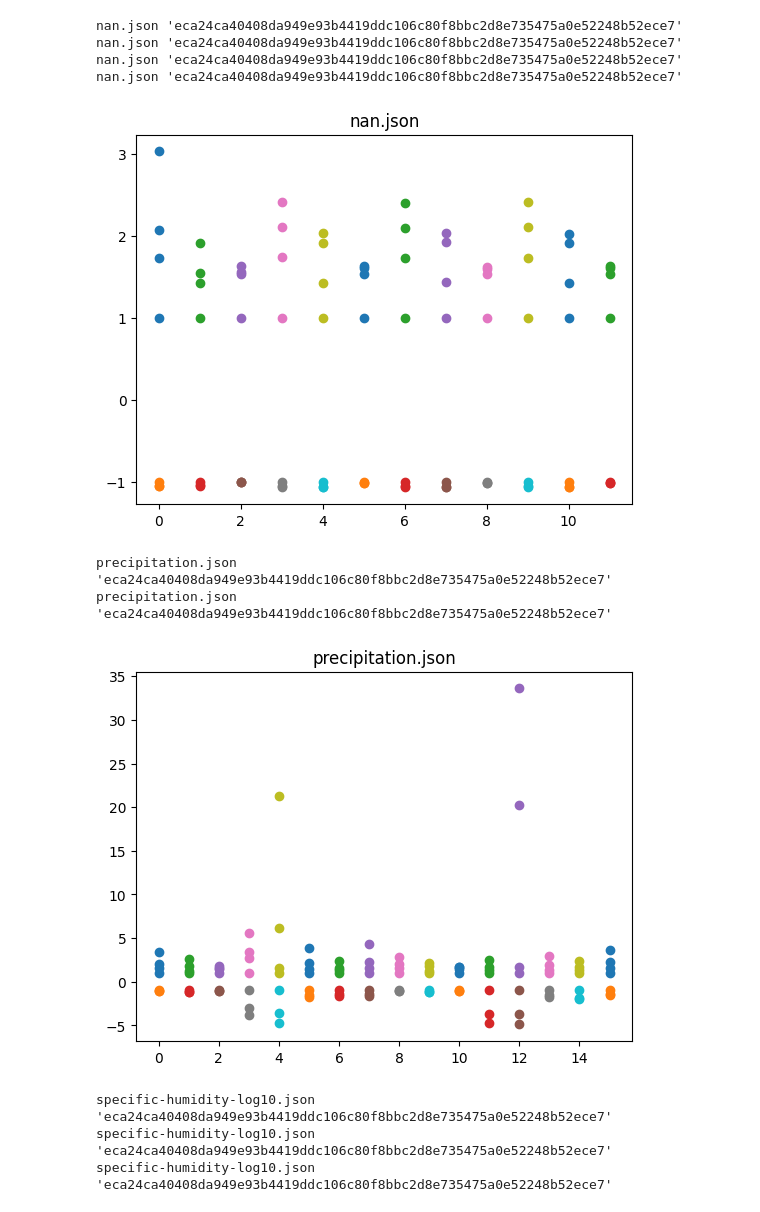
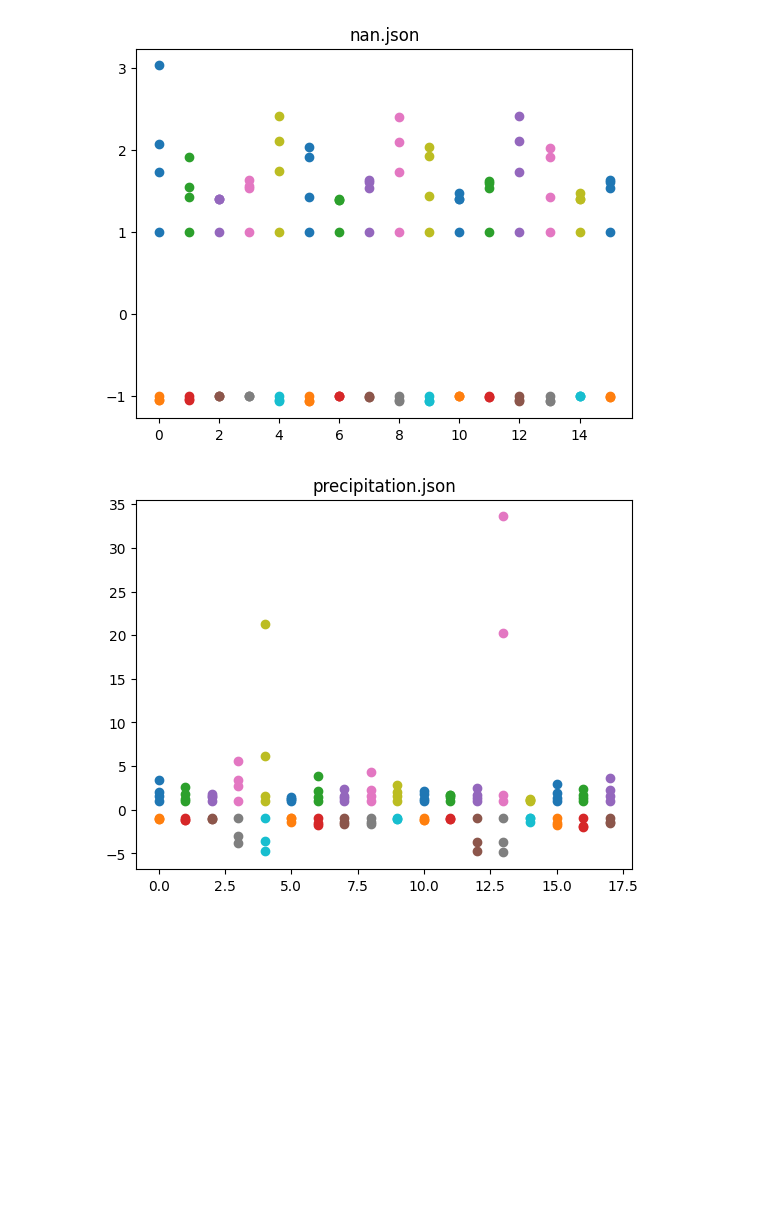
Before and after one commit to juntyr/compression-safeguards, a Jupyter notebook: examples/observation.ipynb, the cells around one changed output. Drawn from its saved outputs; the diff is of its cells as text; code cells hidden in the pictures; blank space fills up the shorter version.

Commit message:
handle missing corrections

```diff
--- a/examples/observation.ipynb
+++ b/examples/observation.ipynb
@@ -35,29 +35,27 @@ for name in [
 
         assert result["codec"]["lossless"]["for_codec"] is None
 
-        try:
-            (safeguarded_encode_timing,) = result["encode_timing"][
-                observe.json_hash(result["codec"])
-            ]
-            (codec_encode_encode_timing,) = result["encode_timing"][
-                observe.json_hash(result["codec"]["codec"])
-            ]
-            codec_encode_decode_timing, codec_decode_timing = result["decode_timing"][
-                observe.json_hash(result["codec"]["codec"])
-            ]
-            (lossless_for_corrections_encode_timing,) = result["encode_timing"][
-                observe.json_hash(result["codec"]["lossless"]["for_corrections"])
-            ]
+        (safeguarded_encode_timing,) = result["encode_timing"][
+            observe.json_hash(result["codec"])
+        ]
+        (codec_encode_encode_timing,) = result["encode_timing"][
+            observe.json_hash(result["codec"]["codec"])
+        ]
+        codec_encode_decode_timing, codec_decode_timing = result["decode_timing"][
+            observe.json_hash(result["codec"]["codec"])
+        ]
+        # corrections lossless codec may be skipped if no corrections are needed
+        (lossless_for_corrections_encode_timing,) = result["encode_timing"].get(
+            observe.json_hash(result["codec"]["lossless"]["for_corrections"]), [0]
+        )
 
-            (safeguarded_decode_timing,) = result["decode_timing"][
-                observe.json_hash(result["codec"])
-            ]
-            (lossless_for_corrections_decode_timing,) = result["decode_timing"][
-                observe.json_hash(result["codec"]["lossless"]["for_corrections"])
-            ]
-        except Exception as err:
-            print(name, err)
-            continue
+        (safeguarded_decode_timing,) = result["decode_timing"][
+            observe.json_hash(result["codec"])
+        ]
+        # corrections lossless codec may be skipped if no corrections are needed
+        (lossless_for_corrections_decode_timing,) = result["decode_timing"].get(
+            observe.json_hash(result["codec"]["lossless"]["for_corrections"]), [0]
+        )
 
         ax.scatter(
             [i, i, i, i],
@@ -102,15 +91,6 @@ derivative-radial.json 'eca24ca40408da949e93b4419ddc106c80f8bbc2d8e735475a0e5224
 [figure]
 [figure]
 [figure]
 [figure]
-nan.json 'eca24ca40408da949e93b4419ddc106c80f8bbc2d8e735475a0e52248b52ece7'
-nan.json 'eca24ca40408da949e93b4419ddc106c80f8bbc2d8e735475a0e52248b52ece7'
-nan.json 'eca24ca40408da949e93b4419ddc106c80f8bbc2d8e735475a0e52248b52ece7'
-nan.json 'eca24ca40408da949e93b4419ddc106c80f8bbc2d8e735475a0e52248b52ece7'
-[figure, old version]
+[figure, new version]
-precipitation.json 'eca24ca40408da949e93b4419ddc106c80f8bbc2d8e735475a0e52248b52ece7'
-precipitation.json 'eca24ca40408da949e93b4419ddc106c80f8bbc2d8e735475a0e52248b52ece7'
-[figure, old version]
+[figure, new version]
-specific-humidity-log10.json 'eca24ca40408da949e93b4419ddc106c80f8bbc2d8e735475a0e52248b52ece7'
-specific-humidity-log10.json 'eca24ca40408da949e93b4419ddc106c80f8bbc2d8e735475a0e52248b52ece7'
-specific-humidity-log10.json 'eca24ca40408da949e93b4419ddc106c80f8bbc2d8e735475a0e52248b52ece7'
```
Also changed, not shown: parts of 1 cell of this notebook.
